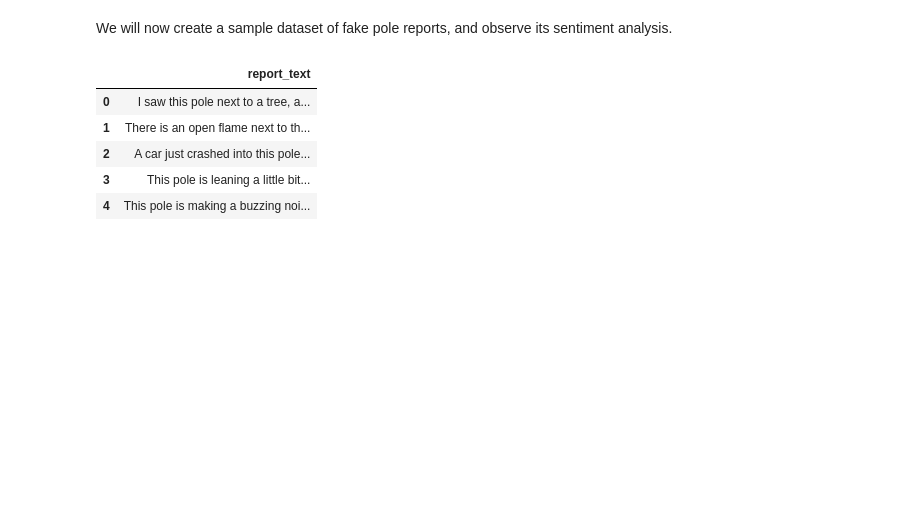
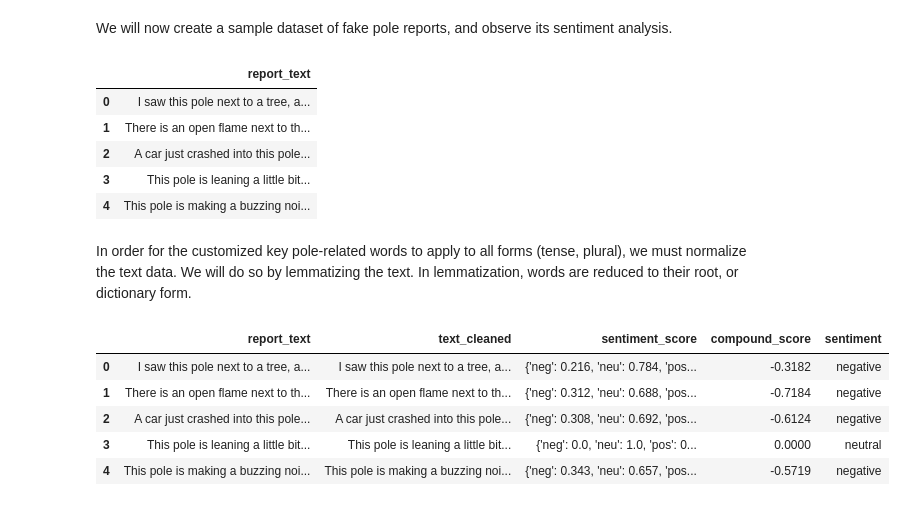
Before and after one commit to kellyhpark/Pole-Validation, a Jupyter notebook: notebooks/sentiment_urgency_analysis.ipynb, the cells around one changed output. Saved outputs shown, nothing was run; the diff lists cells and outputs as text; code cells hidden in the pictures; blank space fills up the shorter version.

Commit message:
completed custom VADER

```diff
--- a/notebooks/sentiment_urgency_analysis.ipynb
+++ b/notebooks/sentiment_urgency_analysis.ipynb
@@ -219,11 +224,11 @@ VADER sentiment scores range from [-4, 4], from strongly negative to strongly po
 sia_custom = SentimentIntensityAnalyzer()
 
 # Add custom sentiment scores
-sia_custom.lexicon.update({"collision": -4.0, "collide": -4.0, "broken": -3.0, "damage": -2.0, \
-                          "corrosion": -2.0, "rust": -2.0, "storm": -3.5, "crash": -4.0, "lean": -2.0, \
-                          "unstable": -2.0, "low-hanging": -1.5, "wire": -1.0, "outage": -4, "expose": -2, \
-                          "fire": -4.0, "spark": -3.0, "smoke": -3.0, "flame": -4.0, "overgrown": -1.5, \
-                          "tree": -1.0, "noise": -1.0, "sound": -1.0})
+sia_custom.lexicon.update({"collision": -4.0, "collide": -4.0, "collided": -4.0, "broke": -3.0, "broken": -3.0, \
+                           "damaged": -2.0, "damage": -2.0, "corrosion": -2.0, "rust": -2.0, "storm": -3.5, \
+                           "crash": -4.0, "lean": -2.0, "unstable": -2.0, "low-hanging": -1.5, "wire": -1.0, \
+                           "outage": -4, "expose": -2, "fire": -4.0, "spark": -3.0, "smoke": -3.0, \
+                           "flame": -4.0, "overgrown": -1.5, "tree": -1.0, "noise": -1.0, "sound": -1.0})
 # %% [markdown]
 Let us observe a demo of a potential pole report when applied to the custom VADER model.
 # %%
@@ -259,27 +264,26 @@ sample_df.head()
 | 2 | A car just crashed into this pole... |
 | 3 | This pole is leaning a little bit... |
 | 4 | This pole is making a buzzing noi... |
+# %% [markdown]
+In order for the customized key pole-related words to apply to all forms (tense, plural), we must normalize the text data. We will do so by lemmatizing the text. In lemmatization, words are reduced to their root, or dictionary form.
 # %%
 # Apply lemmatization to the text data, to break down words to simplest form
-import spacy
-
-# nlp = spacy.load('en_core_web_sm', disable=['parser', 'ner'])
-# sample_df['report_cleaned'] = sample_df['report_cleaned'].apply(
-#     lambda x: ' '.join([token.lemma_ for token in nlp(x)]))
-
-# train_df, val_df, test_df
-# I need to lemmatize the data that will be given to VADER, since there's no training
-
-# word_lemmatizer = WordNetLemmatizer()
-# df[new_col_name] = df[new_col_name].apply(lambda txt: " ".join([(word_lemmatizer.lemmatize(word)) for word in txt.split()]))
+word_lemmatizer = WordNetLemmatizer()
+sample_df['text_cleaned'] = sample_df['report_text'].apply(lambda txt: " ".join(\
+                                                        [(word_lemmatizer.lemmatize(word)) for word in txt.split()]))
 # %%
-# Give it a df --> apply lemmatization to text --> feed into sia_custom
+sentiment_score = lambda x: sia_custom.polarity_scores(x)
+compound_score = lambda x: sia_custom.polarity_scores(x)['compound']
 
-# call classify_sentiment
-
-# train_df['sentiment_score'] = train_df['tweet_text'].apply(sentiment_score)
-# train_df['compound_score'] = train_df['tweet_text'].apply(compound_score)
-
-# train_df['sentiment'] = train_df['compound_score'].apply(classify_sentiment)
-
-# train_df[['tweet_text', 'sentiment_score', 'compound_score', 'sentiment']].head()
+sample_df['sentiment_score'] = sample_df['report_text'].apply(sentiment_score)
+sample_df['compound_score'] = sample_df['report_text'].apply(compound_score)
+sample_df['sentiment'] = sample_df['compound_score'].apply(classify_sentiment)
+# %%
+sample_df.head()
+# %% [output]
+|  | report_text | text_cleaned | sentiment_score | compound_score | sentiment |
+| 0 | I saw this pole next to a tree, a... | I saw this pole next to a tree, a... | {'neg': 0.216, 'neu': 0.784, 'pos... | -0.3182 | negative |
+| 1 | There is an open flame next to th... | There is an open flame next to th... | {'neg': 0.312, 'neu': 0.688, 'pos... | -0.7184 | negative |
+| 2 | A car just crashed into this pole... | A car just crashed into this pole... | {'neg': 0.308, 'neu': 0.692, 'pos... | -0.6124 | negative |
+| 3 | This pole is leaning a little bit... | This pole is leaning a little bit... | {'neg': 0.0, 'neu': 1.0, 'pos': 0... | 0.0000 | neutral |
+| 4 | This pole is making a buzzing noi... | This pole is making a buzzing noi... | {'neg': 0.343, 'neu': 0.657, 'pos... | -0.5719 | negative |
```
Also changed, not shown: parts of 1 cell of this notebook.
